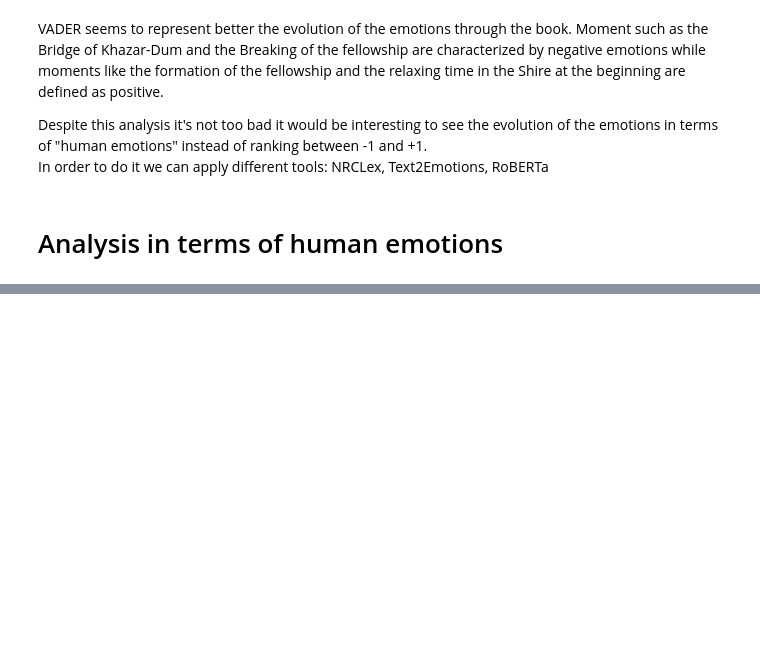
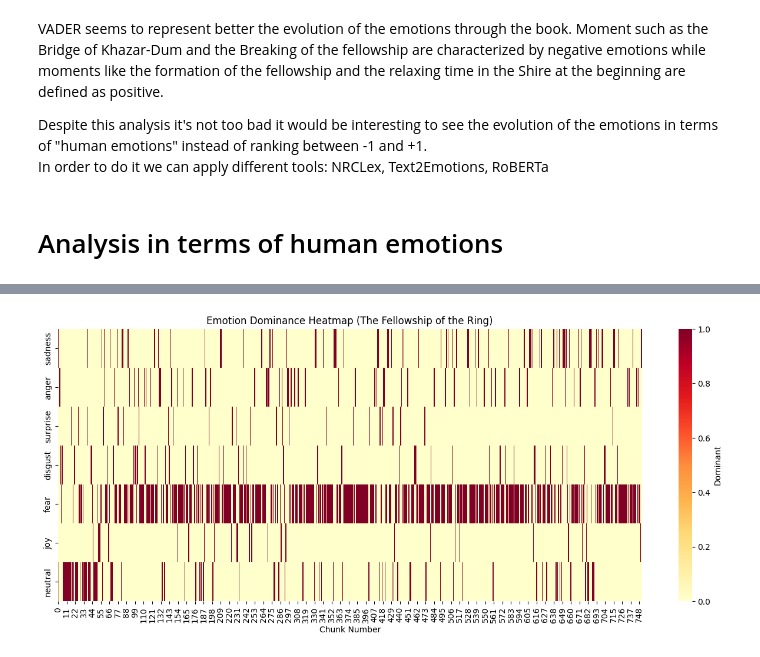
Before and after one commit to LaraN01/CAS_NLP, a Jupyter notebook: Projects/Corpus_task.ipynb, the cells around one changed output, grey strips where cells are left out. Saved outputs shown, nothing was run; the diff lists cells and outputs as text; code cells hidden in the pictures; blank space fills up the shorter version.

```diff
--- a/Projects/Corpus_task.ipynb
+++ b/Projects/Corpus_task.ipynb
@@ -542,0 +774,16 @@ In order to do it we can apply different tools: NRCLex, Text2Emotions, RoBERTa
+# %%
+unique_emotions = list(set(emotion_labels))
+emotion_matrix = []
+
+for emotion in unique_emotions:
+    row = [1 if label == emotion else 0 for label in emotion_labels]
+    emotion_matrix.append(row)
+
+plt.figure(figsize=(16, 6))
+sns.heatmap(emotion_matrix, yticklabels=unique_emotions,
+            cmap='YlOrRd', cbar_kws={'label': 'Dominant'})
+plt.title('Emotion Dominance Heatmap (The Fellowship of the Ring)')
+plt.xlabel('Chunk Number')
+plt.show()
+# %% [output]
+[figure, added]
```
Also changed, not shown: parts of 18 cells of this notebook.
